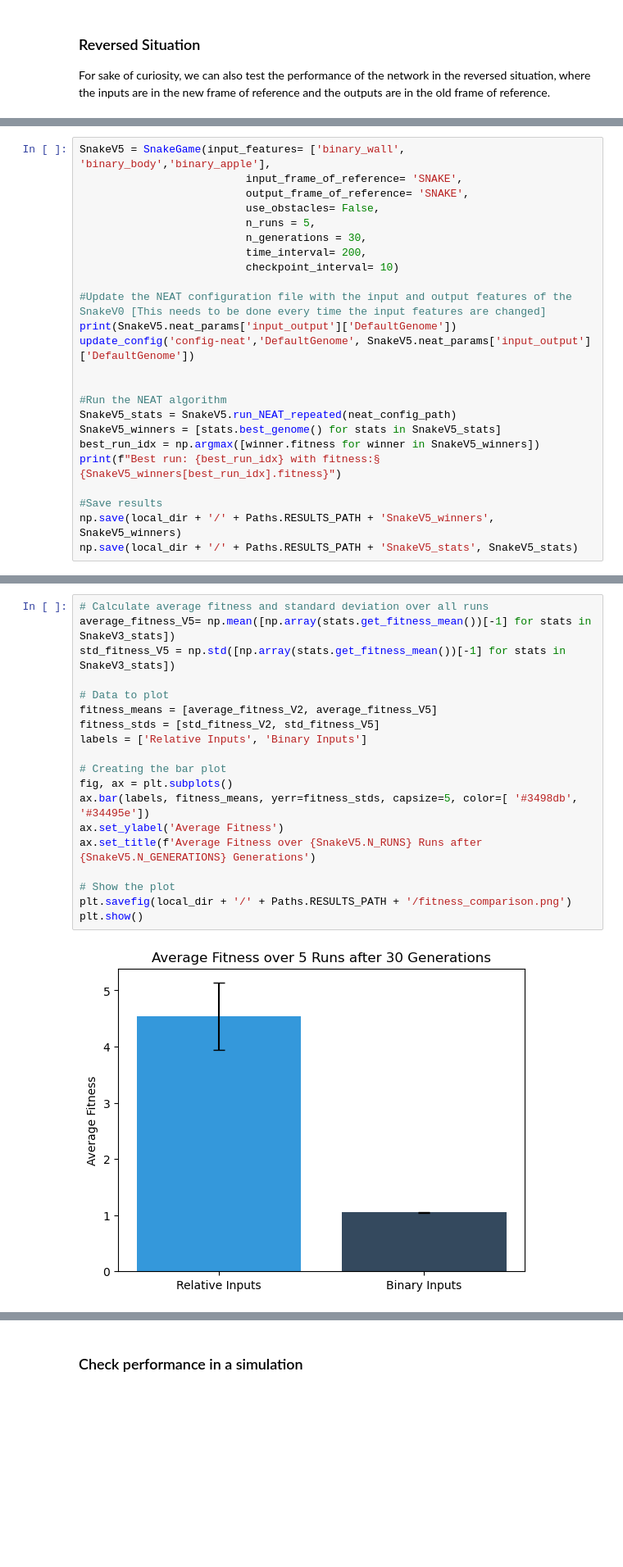
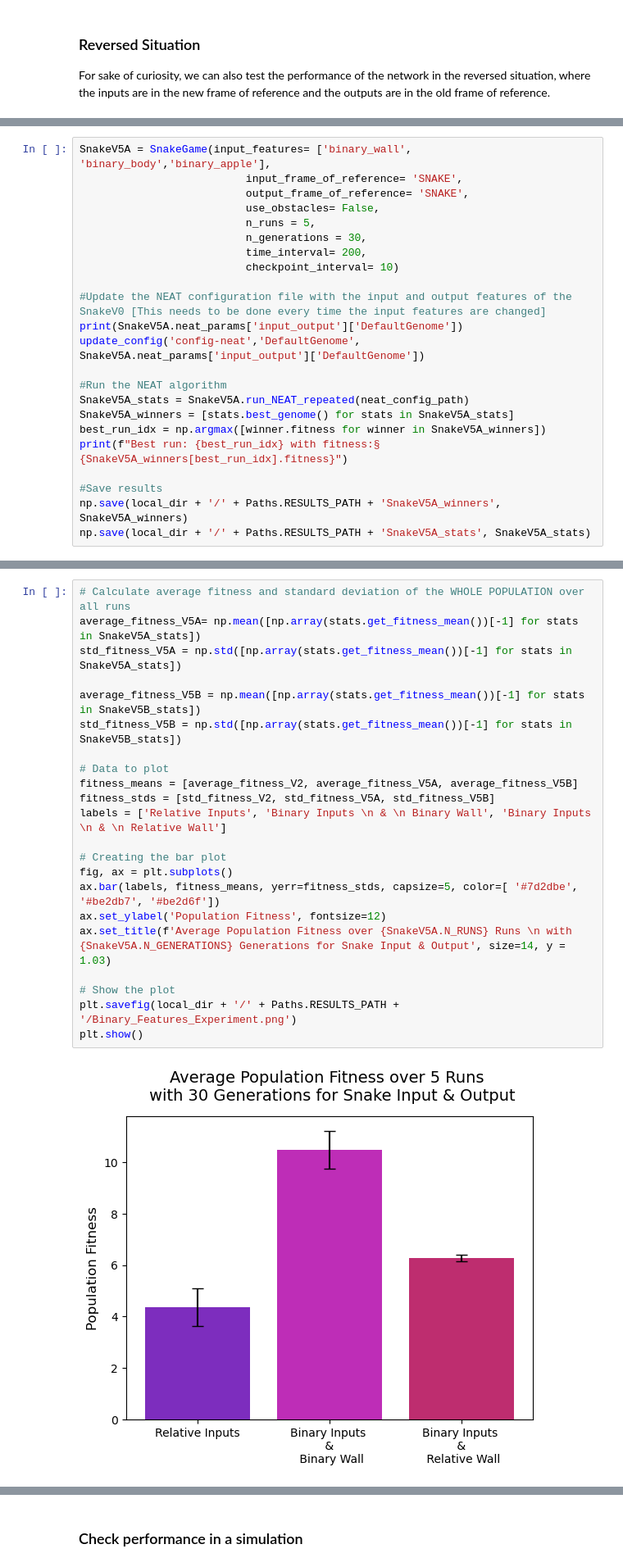
Before and after one commit to jasperpieterse/Brainy-Boa, a Jupyter notebook: brainy_boa.ipynb, the cells around one changed output, grey strips where cells are left out. Shown: that part at 82% size. Cells and saved outputs as stored; diff of their text form; blank space fills up the shorter version.

```diff
--- a/brainy_boa.ipynb
+++ b/brainy_boa.ipynb
@@ -444,5 +585,5 @@ plt.show()
 # %%
-SnakeV5 = SnakeGame(input_features= ['binary_wall', 'binary_body','binary_apple'],
+SnakeV5A = SnakeGame(input_features= ['binary_wall', 'binary_body','binary_apple'],
                           input_frame_of_reference= 'SNAKE',
                           output_frame_of_reference= 'SNAKE',
                           use_obstacles= False,
@@ -452,19 +593,18 @@ SnakeV5 = SnakeGame(input_features= ['binary_wall', 'binary_body','binary_apple'
                           checkpoint_interval= 10)
 
 #Update the NEAT configuration file with the input and output features of the SnakeV0 [This needs to be done every time the input features are changed]
-print(SnakeV5.neat_params['input_output']['DefaultGenome'])
-update_config('config-neat','DefaultGenome', SnakeV5.neat_params['input_output']['DefaultGenome'])
-
+print(SnakeV5A.neat_params['input_output']['DefaultGenome'])
+update_config('config-neat','DefaultGenome', SnakeV5A.neat_params['input_output']['DefaultGenome'])
 
 #Run the NEAT algorithm
-SnakeV5_stats = SnakeV5.run_NEAT_repeated(neat_config_path)
-SnakeV5_winners = [stats.best_genome() for stats in SnakeV5_stats]
-best_run_idx = np.argmax([winner.fitness for winner in SnakeV5_winners])
-print(f"Best run: {best_run_idx} with fitness:§ {SnakeV5_winners[best_run_idx].fitness}")
+SnakeV5A_stats = SnakeV5A.run_NEAT_repeated(neat_config_path)
+SnakeV5A_winners = [stats.best_genome() for stats in SnakeV5A_stats]
+best_run_idx = np.argmax([winner.fitness for winner in SnakeV5A_winners])
+print(f"Best run: {best_run_idx} with fitness:§ {SnakeV5A_winners[best_run_idx].fitness}")
 
 #Save results
-np.save(local_dir + '/' + Paths.RESULTS_PATH + 'SnakeV5_winners', SnakeV5_winners)
-np.save(local_dir + '/' + Paths.RESULTS_PATH + 'SnakeV5_stats', SnakeV5_stats)
+np.save(local_dir + '/' + Paths.RESULTS_PATH + 'SnakeV5A_winners', SnakeV5A_winners)
+np.save(local_dir + '/' + Paths.RESULTS_PATH + 'SnakeV5A_stats', SnakeV5A_stats)
 # %% [output]
 {'num_inputs': '9', 'num_outputs': '3'}
 Running NEAT algorithm, run 0
@@ -486,21 +668,24 @@ Best run: 0 with fitness:§ 27.6
 # %%
-# Calculate average fitness and standard deviation over all runs
-average_fitness_V5= np.mean([np.array(stats.get_fitness_mean())[-1] for stats in SnakeV3_stats])
-std_fitness_V5 = np.std([np.array(stats.get_fitness_mean())[-1] for stats in SnakeV3_stats])
+# Calculate average fitness and standard deviation of the WHOLE POPULATION over all runs
+average_fitness_V5A= np.mean([np.array(stats.get_fitness_mean())[-1] for stats in SnakeV5A_stats])
+std_fitness_V5A = np.std([np.array(stats.get_fitness_mean())[-1] for stats in SnakeV5A_stats])
+
+average_fitness_V5B = np.mean([np.array(stats.get_fitness_mean())[-1] for stats in SnakeV5B_stats])
+std_fitness_V5B = np.std([np.array(stats.get_fitness_mean())[-1] for stats in SnakeV5B_stats])
 
 # Data to plot
-fitness_means = [average_fitness_V2, average_fitness_V5]
-fitness_stds = [std_fitness_V2, std_fitness_V5]
-labels = ['Relative Inputs', 'Binary Inputs']
+fitness_means = [average_fitness_V2, average_fitness_V5A, average_fitness_V5B]
+fitness_stds = [std_fitness_V2, std_fitness_V5A, std_fitness_V5B]
+labels = ['Relative Inputs', 'Binary Inputs \n & \n Binary Wall', 'Binary Inputs \n & \n Relative Wall']
 
 # Creating the bar plot
 fig, ax = plt.subplots()
-ax.bar(labels, fitness_means, yerr=fitness_stds, capsize=5, color=[ '#3498db', '#34495e'])
-ax.set_ylabel('Average Fitness')
-ax.set_title(f'Average Fitness over {SnakeV5.N_RUNS} Runs after {SnakeV5.N_GENERATIONS} Generations')
+ax.bar(labels, fitness_means, yerr=fitness_stds, capsize=5, color=[ '#7d2dbe', '#be2db7', '#be2d6f'])
+ax.set_ylabel('Population Fitness', fontsize=12)
+ax.set_title(f'Average Population Fitness over {SnakeV5A.N_RUNS} Runs \n with {SnakeV5A.N_GENERATIONS} Generations for Snake Input & Output', size=14, y = 1.03)
 
 # Show the plot
-plt.savefig(local_dir + '/' + Paths.RESULTS_PATH + '/fitness_comparison.png')
+plt.savefig(local_dir + '/' + Paths.RESULTS_PATH + '/Binary_Features_Experiment.png')
 plt.show()
 # %% [output]
-[figure, old version]
+[figure, new version]
```
Also changed, not shown: parts of 48 cells of this notebook, 6 other files.
